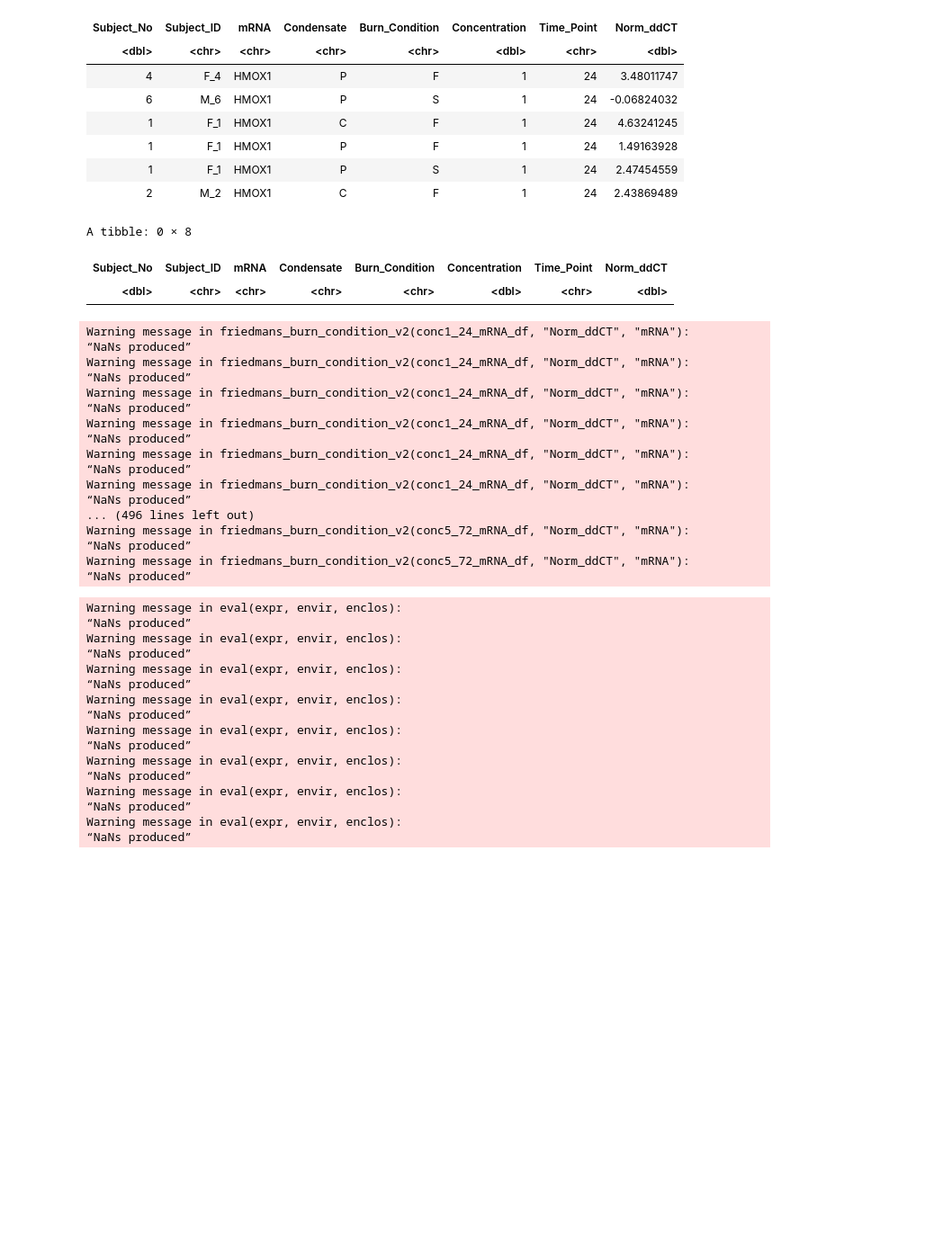
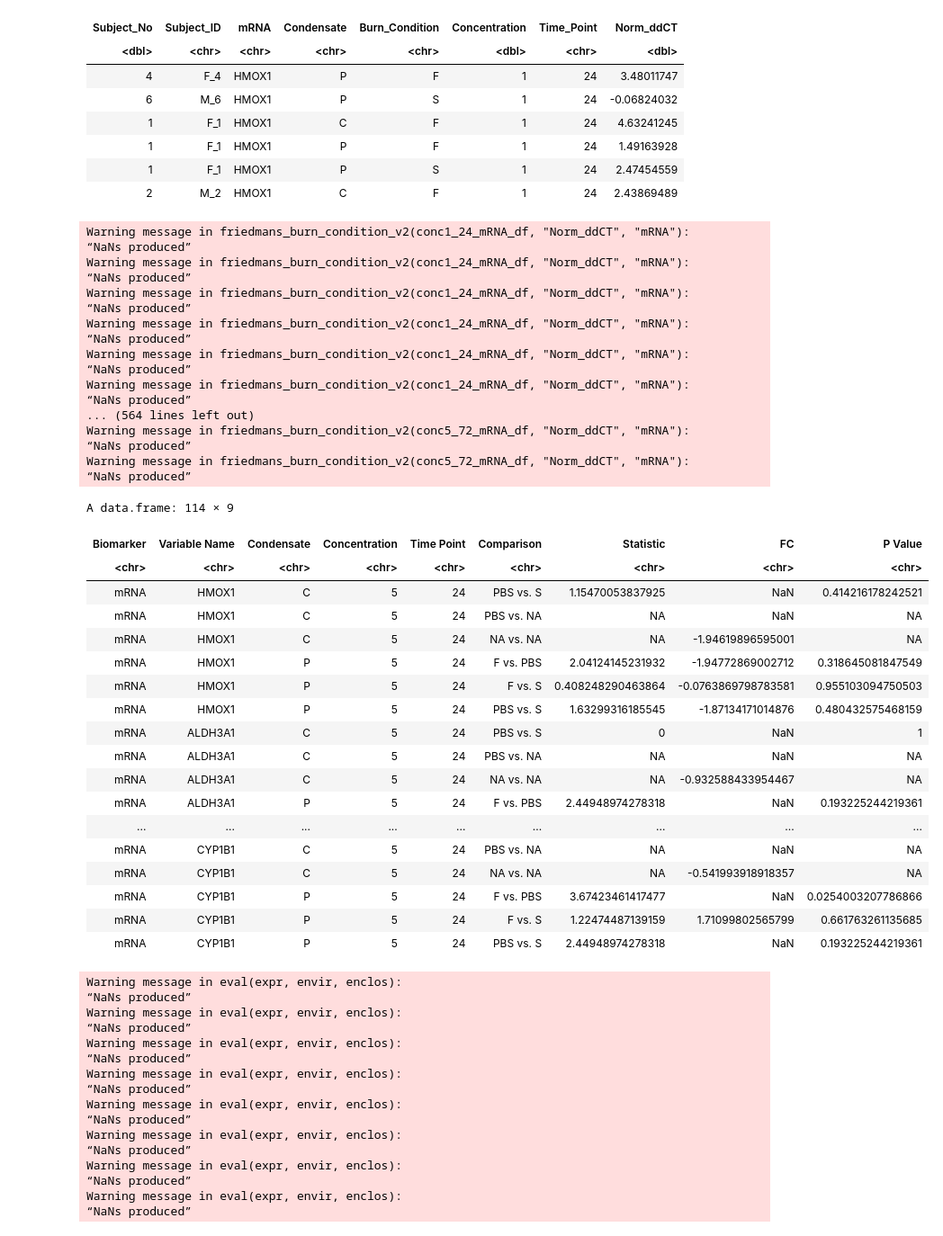
Before and after one commit to UNC-CEMALB/Burn-pit-smoke-condensate-mediated-toxicity-in-human-airway-epithelial-cells-, a Jupyter notebook: 2. Biomarker Distribution Analysis/Biomarker Friedman Analysis.ipynb, the cells around one changed output. Shown at 90% size. Cells and saved outputs as stored; diff of their text form; code cells hidden in the pictures; blank space fills up the shorter version.

```diff
--- a/2. Biomarker Distribution Analysis/Biomarker Friedman Analysis.ipynb
+++ b/2. Biomarker Distribution Analysis/Biomarker Friedman Analysis.ipynb
@@ -213,7 +213,7 @@ five_subject_only_sample_df = conc5_24_mRNA_df %>%
 five_subject_only_sample_df = unique(rbind(five_subject_only_sample_df, concc_24_mRNA_df)) %>%
     # removing the extra subject that was added back in from the control df
     filter(Subject_ID != "M_6")
-removed_conc5_24_mRNA_df = rbind(anti_join(conc5_24_mRNA_df, five_subject_only_sample_df), concc_24_mRNA_df)
+removed_conc5_24_mRNA_df = unique(rbind(anti_join(conc5_24_mRNA_df, five_subject_only_sample_df), concc_24_mRNA_df))
 
 head(conc1_24_mRNA_df)
 # %% [output]
@@ -228,18 +228,6 @@ A tibble: 6 × 8
 | 1 | F_1 | HMOX1 | P | F | 1 | 24 | 1.49163928 |
 | 1 | F_1 | HMOX1 | P | S | 1 | 24 | 2.47454559 |
 | 2 | M_2 | HMOX1 | C | F | 1 | 24 | 2.43869489 |
-# %%
-# removed_conc5_24_mRNA_df %>%
-#     group_by(Condensate, Burn_Condition) %>%
-#     count() %>%
-#     arrange(-n)
-
-removed_conc5_24_mRNA_df %>%
-    filter(Condensate == NA)
-# %% [output]
-A tibble: 0 × 8
-| Subject_No | Subject_ID | mRNA | Condensate | Burn_Condition | Concentration | Time_Point | Norm_ddCT |
-| <dbl> | <chr> | <chr> | <chr> | <chr> | <dbl> | <chr> | <dbl> |
 # %%
 friedmans_burn_condition_v2 = function(df, value, biomarker){
     # """
@@ -328,7 +316,7 @@ conc1_72_friedmans_mRNA_v2 = friedmans_burn_condition_v2(conc1_72_mRNA_df, "Norm
 conc25_4_friedmans_mRNA_v2 = friedmans_burn_condition_v2(conc25_4_mRNA_df, "Norm_ddCT", "mRNA")
 conc25_24_friedmans_mRNA_v2 = friedmans_burn_condition_v2(conc25_24_mRNA_df, "Norm_ddCT", "mRNA")
 conc25_72_friedmans_mRNA_v2 = friedmans_burn_condition_v2(conc25_72_mRNA_df, "Norm_ddCT", "mRNA")
-#removed_conc5_24_friedmans_mRNA_v2 = friedmans_burn_condition_v2(removed_conc5_24_mRNA_df, "Norm_ddCT", "mRNA")
+removed_conc5_24_friedmans_mRNA_v2 = friedmans_burn_condition_v2(removed_conc5_24_mRNA_df, "Norm_ddCT", "mRNA")
 conc5_72_friedmans_mRNA_v2 = friedmans_burn_condition_v2(conc5_72_mRNA_df, "Norm_ddCT", "mRNA")
 # %% [output]
 Warning message in friedmans_burn_condition_v2(conc1_24_mRNA_df, "Norm_ddCT", "mRNA"):
@@ -343,11 +331,33 @@ Warning message in friedmans_burn_condition_v2(conc1_24_mRNA_df, "Norm_ddCT", "m
 “NaNs produced”
 Warning message in friedmans_burn_condition_v2(conc1_24_mRNA_df, "Norm_ddCT", "mRNA"):
 “NaNs produced”
-... (496 lines left out)
+... (564 lines left out)
 Warning message in friedmans_burn_condition_v2(conc5_72_mRNA_df, "Norm_ddCT", "mRNA"):
 “NaNs produced”
 Warning message in friedmans_burn_condition_v2(conc5_72_mRNA_df, "Norm_ddCT", "mRNA"):
 “NaNs produced”
+# %%
+removed_conc5_24_friedmans_mRNA_v2[[2]]
+# %% [output]
+A data.frame: 114 × 9
+| Biomarker | Variable Name | Condensate | Concentration | Time Point | Comparison | Statistic | FC | P Value |
+| <chr> | <chr> | <chr> | <chr> | <chr> | <chr> | <chr> | <chr> | <chr> |
+| mRNA | HMOX1 | C | 5 | 24 | PBS vs. S | 1.15470053837925 | NaN | 0.414216178242521 |
+| mRNA | HMOX1 | C | 5 | 24 | PBS vs. NA | NA | NaN | NA |
+| mRNA | HMOX1 | C | 5 | 24 | NA vs. NA | NA | -1.94619896595001 | NA |
+| mRNA | HMOX1 | P | 5 | 24 | F vs. PBS | 2.04124145231932 | -1.94772869002712 | 0.318645081847549 |
+| mRNA | HMOX1 | P | 5 | 24 | F vs. S | 0.408248290463864 | -0.0763869798783581 | 0.955103094750503 |
+| mRNA | HMOX1 | P | 5 | 24 | PBS vs. S | 1.63299316185545 | -1.87134171014876 | 0.480432575468159 |
+| mRNA | ALDH3A1 | C | 5 | 24 | PBS vs. S | 0 | NaN | 1 |
+| mRNA | ALDH3A1 | C | 5 | 24 | PBS vs. NA | NA | NaN | NA |
+| mRNA | ALDH3A1 | C | 5 | 24 | NA vs. NA | NA | -0.932588433954467 | NA |
+| mRNA | ALDH3A1 | P | 5 | 24 | F vs. PBS | 2.44948974278318 | NaN | 0.193225244219361 |
+| ... | ... | ... | ... | ... | ... | ... | ... | ... |
+| mRNA | CYP1B1 | C | 5 | 24 | PBS vs. NA | NA | NaN | NA |
+| mRNA | CYP1B1 | C | 5 | 24 | NA vs. NA | NA | -0.541993918918357 | NA |
+| mRNA | CYP1B1 | P | 5 | 24 | F vs. PBS | 3.67423461417477 | NaN | 0.0254003207786866 |
+| mRNA | CYP1B1 | P | 5 | 24 | F vs. S | 1.22474487139159 | 1.71099802565799 | 0.661763261135685 |
+| mRNA | CYP1B1 | P | 5 | 24 | PBS vs. S | 2.44948974278318 | NaN | 0.193225244219361 |
 # %%
 # having to go back to run friedmans on a sample that only has data for 5 subjects instead of 6
 unique_biomarker = unique(five_subject_only_sample_df$mRNA)
```
Also changed, not shown: parts of 4 cells of this notebook.
